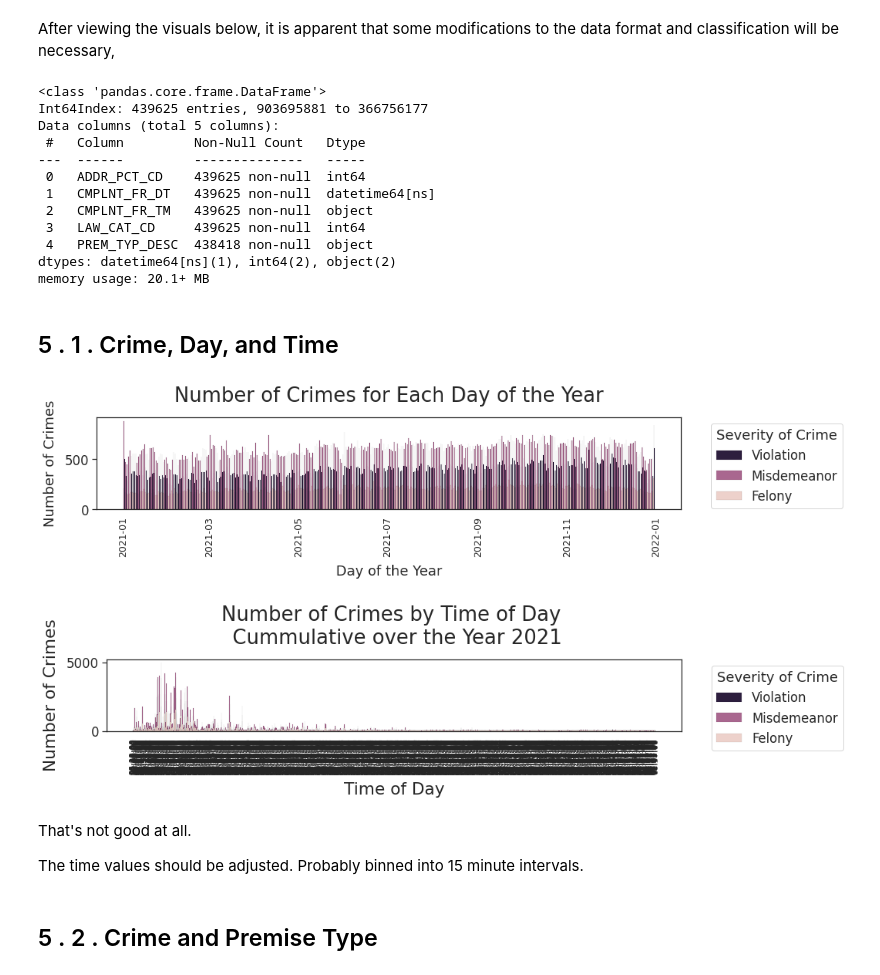
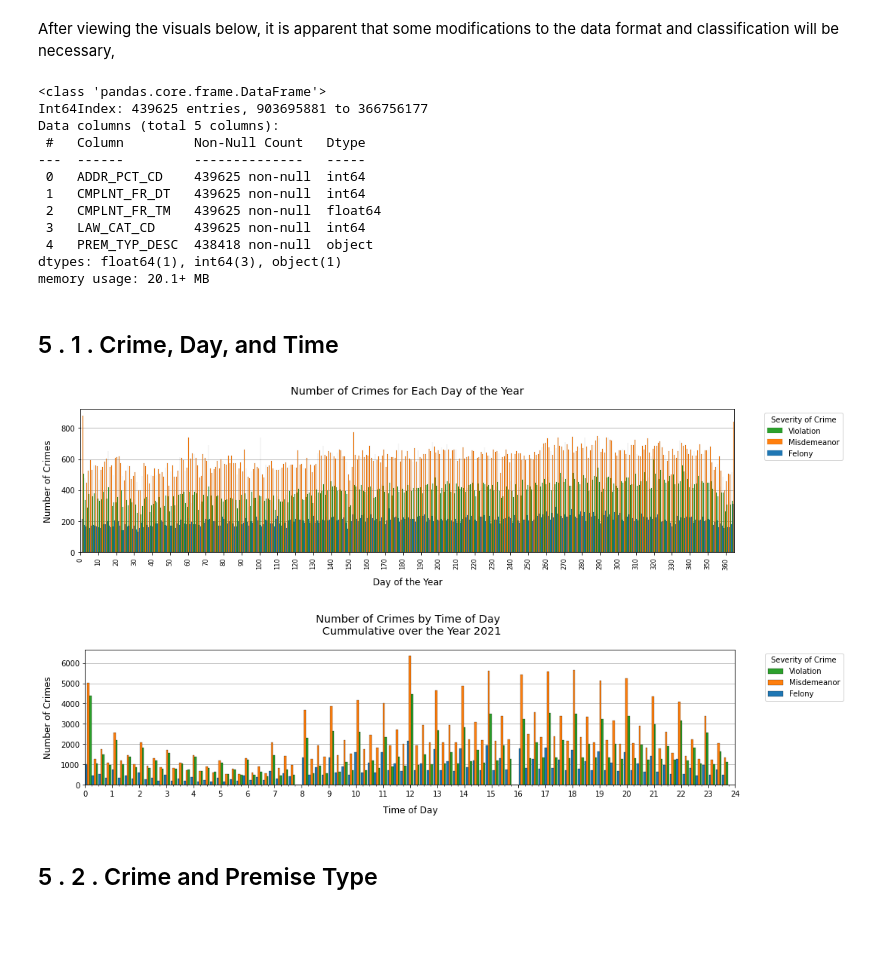
Before and after one commit to bngrossmann/new-york-crime-analysis, a Jupyter notebook: New_York_Crime_Analysis.ipynb, the cells around one changed output. Drawn from its saved outputs; the diff is of its cells as text; code cells hidden in the pictures; blank space fills up the shorter version.

```diff
--- a/New_York_Crime_Analysis.ipynb
+++ b/New_York_Crime_Analysis.ipynb
@@ -582,4 +607,5 @@ Now that the unnecessary years (and invalid years) are gone, I can convert the s
 # %%
 from datetime import datetime
-df["CMPLNT_FR_DT"]=pd.to_datetime(df["CMPLNT_FR_DT"])
-df["CMPLNT_FR_DT"].apply(lambda x: x.timetuple().tm_yday)
+df["CMPLNT_FR_DT"] = pd.to_datetime(df["CMPLNT_FR_DT"])
+df["CMPLNT_FR_DT"] = df["CMPLNT_FR_DT"].apply(lambda x: x.timetuple().tm_yday)
+df["CMPLNT_FR_DT"].nunique()
@@ -589,0 +648,11 @@ And the time can be converted to a datetime.time data type.
+# %%
+# For times in the format 00:00:00, slice [:2] is the hour, slice [3:5] is the minute
+
+# function to bin minutes into 15 minute intervals
+# np.floor(x * 1 / 60 * 4 ) * 0.25
+# * 1/60 to normalize down to a scale of 1
+# * 4 because there are 4 intervals of 15 minutes per hour
+# floor() to round down to the begining minute of the interval
+# * 0.25 to scale the 15 minute interval to a fraction of 1 hour
+
+df["CMPLNT_FR_TM"] = df["CMPLNT_FR_TM"].apply(lambda x: int(x[:2]) + np.floor(int(x[3:5]) * 1 / 60 * 4 ) * 0.25)
@@ -617,48 +714,54 @@ Data columns (total 5 columns):
  #   Column         Non-Null Count   Dtype
 ---  ------         --------------   -----
  0   ADDR_PCT_CD    439625 non-null  int64
- 1   CMPLNT_FR_DT   439625 non-null  datetime64[ns]
- 2   CMPLNT_FR_TM   439625 non-null  object
+ 1   CMPLNT_FR_DT   439625 non-null  int64
+ 2   CMPLNT_FR_TM   439625 non-null  float64
  3   LAW_CAT_CD     439625 non-null  int64
  4   PREM_TYP_DESC  438418 non-null  object
-dtypes: datetime64[ns](1), int64(2), object(2)
+dtypes: float64(1), int64(3), object(1)
 memory usage: 20.1+ MB
 # %% [markdown]
 ## 5 . 1 . Crime, Day,  and Time
 # %%
 # fig, axe = plt.subplots(ncols=1,nrows=1,figsize=(8,6),tight_layout=True)
 plt.figure(figsize=(15,4),tight_layout=True)
+# from matplotlib.pyplot import cm
+# color = cm.rainbow(np.linspace(0, 1, df["LAW_CAT_CD"].nunique()+1))
+plt.xlim(0,365)
 axe = sns.histplot(data=df, x="CMPLNT_FR_DT",hue="LAW_CAT_CD",\
-             edgecolor="black",alpha=1,binwidth=1,multiple="dodge")
+             edgecolor="black",alpha=1,binwidth=1,multiple="dodge",palette="tab10",zorder=3)
 axe.set_title("Number of Crimes for Each Day of the Year",fontsize="x-large",pad=20)
-axe.set_xlabel("Day of the Year",labelpad=10)
-axe.set_ylabel("Number of Crimes",labelpad=10)
-axe.yaxis.grid(False);
+axe.set_xlabel("Day of the Year",labelpad=10,fontsize="large")
+axe.set_ylabel("Number of Crimes",labelpad=10,fontsize="large")
 axe.tick_params(left=True)
-axe.tick_params(axis="x",labelrotation=90,labelsize="x-small")
+axe.tick_params(axis="x",labelrotation=90,labelsize="small")
 axe.legend(title="Severity of Crime",labels=["Violation","Misdemeanor","Felony"],bbox_to_anchor=(1.04,1), loc="upper left")
+plt.xticks(range(0,365,10))
+axe.yaxis.grid(True,zorder=0);
 plt.show()
 # %% [output]
-[figure, old version]
+[figure, new version]
 # %%
 # fig, axe = plt.subplots(ncols=1,nrows=1,figsize=(8,6),tight_layout=True)
+from matplotlib.ticker import AutoMinorLocator
 plt.figure(figsize=(15,4),tight_layout=True)
+color = cm.rainbow(np.linspace(0, 1, df["LAW_CAT_CD"].nunique()+1))
+plt.xlim(0,24)
+# zorder is the drawing order, higher numbers are on top, lower on bottom.
 axe = sns.histplot(data = df, x="CMPLNT_FR_TM",hue="LAW_CAT_CD",\
-             edgecolor="black",alpha=1,binwidth=60)
+             edgecolor="black",alpha=1,multiple="dodge",palette="tab10", shrink=0.9,zorder=3)
 axe.set_title("Number of Crimes by Time of Day \n Cummulative over the Year 2021",fontsize="x-large",pad=20)
 axe.set_xlabel("Time of Day",fontsize="large",labelpad=10)
 axe.set_ylabel("Number of Crimes",fontsize="large",labelpad=10)
-axe.yaxis.grid(False);
+axe.yaxis.grid(True,zorder=0);
 axe.tick_params(left=True)
-axe.tick_params(axis="x",labelrotation=90,labelsize="xx-small")
+axe.tick_params(axis="x")
+axe.set_xticks(range(0,25,1))
+axe.xaxis.set_minor_locator(AutoMinorLocator(n=4))
 axe.legend(title="Severity of Crime",labels=["Violation","Misdemeanor","Felony"],bbox_to_anchor=(1.04,1), loc="upper left")
 plt.show()
 # %% [output]
-[figure, old version]
+[figure, new version]
-# %% [markdown]
-That's not good at all.
-
-The time values should be adjusted.  Probably binned into 15 minute intervals.
 # %% [markdown]
 ## 5 . 2 . Crime and Premise Type
 # %% [markdown]
```
Also changed, not shown: parts of 40 cells of this notebook.
